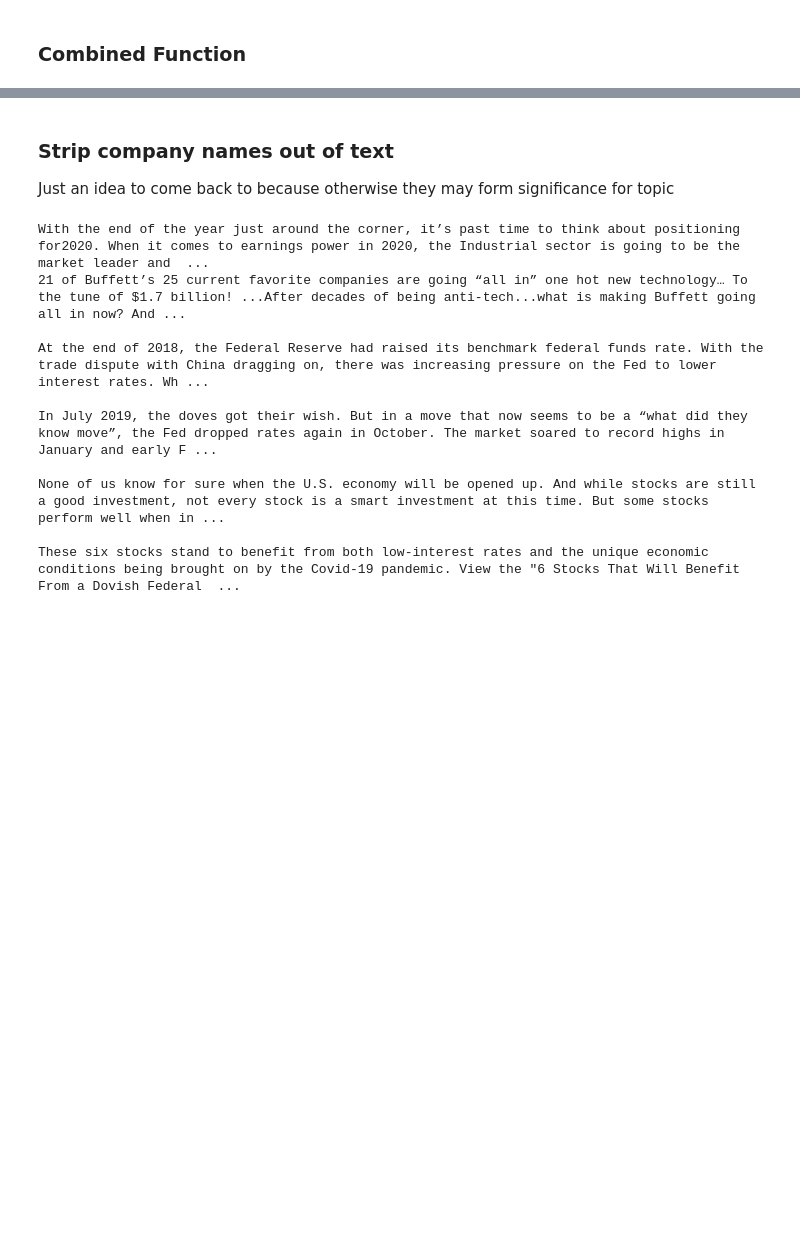
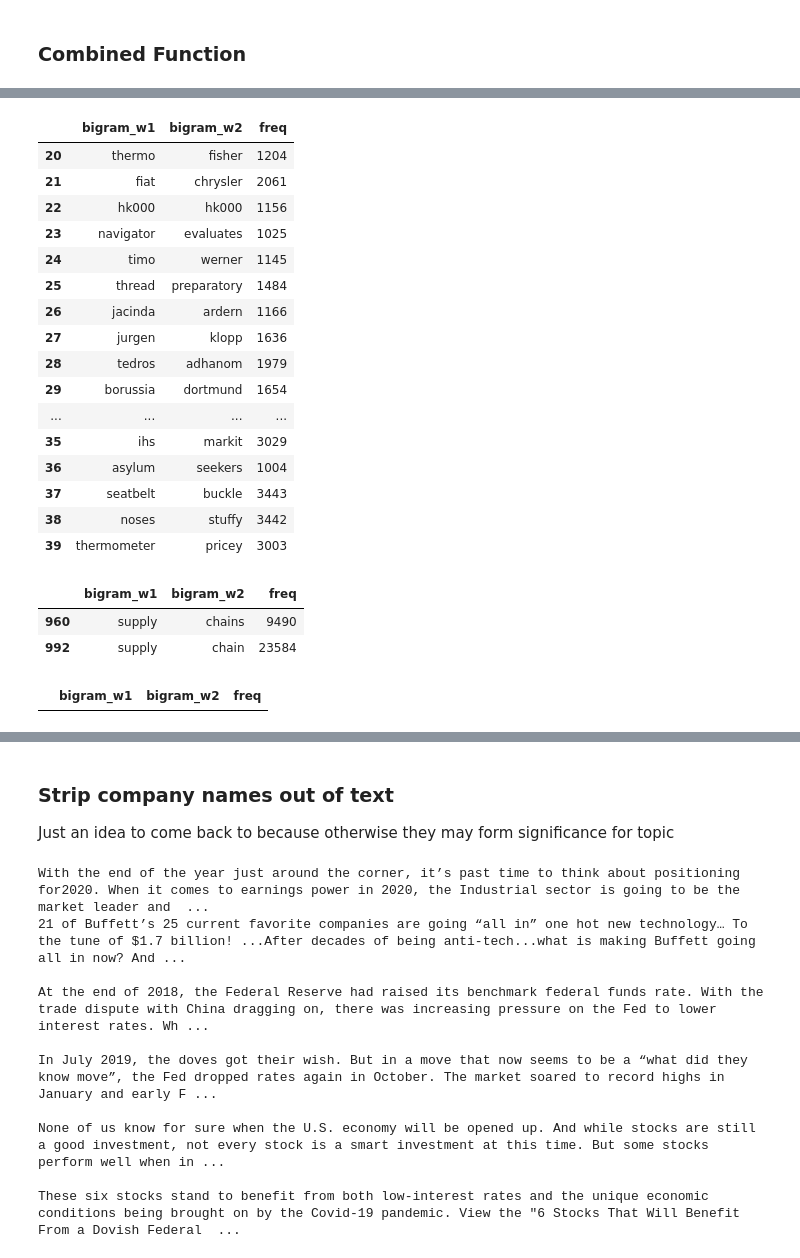
Before and after one commit to TraceyEtheridge/Thesis, a Jupyter notebook: Data_Preprocessing.ipynb, the cells around one changed output, grey strips where cells are left out. Saved outputs shown, nothing was run; the diff lists cells and outputs as text; code cells hidden in the pictures; blank space fills up the shorter version.

```diff
--- a/Data_Preprocessing.ipynb
+++ b/Data_Preprocessing.ipynb
@@ -267,0 +499,30 @@ df_processed.to_pickle('./Data/df_processed.pickle')
+# %%
+df_bigrams[20:40]
+# %% [output]
+|  | bigram_w1 | bigram_w2 | freq |
+| 20 | thermo | fisher | 1204 |
+| 21 | fiat | chrysler | 2061 |
+| 22 | hk000 | hk000 | 1156 |
+| 23 | navigator | evaluates | 1025 |
+| 24 | timo | werner | 1145 |
+| 25 | thread | preparatory | 1484 |
+| 26 | jacinda | ardern | 1166 |
+| 27 | jurgen | klopp | 1636 |
+| 28 | tedros | adhanom | 1979 |
+| 29 | borussia | dortmund | 1654 |
+| ... | ... | ... | ... |
+| 35 | ihs | markit | 3029 |
+| 36 | asylum | seekers | 1004 |
+| 37 | seatbelt | buckle | 3443 |
+| 38 | noses | stuffy | 3442 |
+| 39 | thermometer | pricey | 3003 |
+# %%
+df_bigrams[df_bigrams['bigram_w1'] == 'supply']
+# %% [output]
+|  | bigram_w1 | bigram_w2 | freq |
+| 960 | supply | chains | 9490 |
+| 992 | supply | chain | 23584 |
+# %%
+df_bigrams[df_bigrams['freq'] <= 100]
+# %% [output]
+|  | bigram_w1 | bigram_w2 | freq |
```
Also changed, not shown: parts of 40 cells of this notebook.
